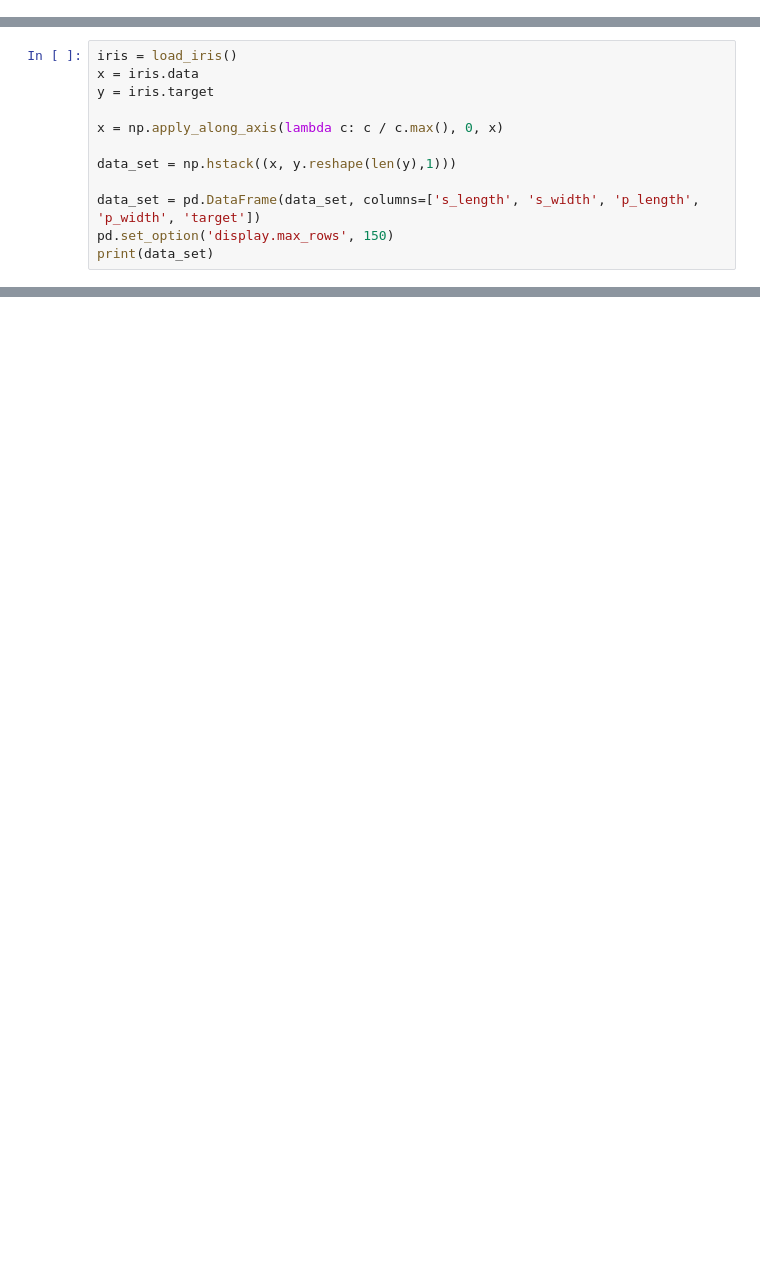
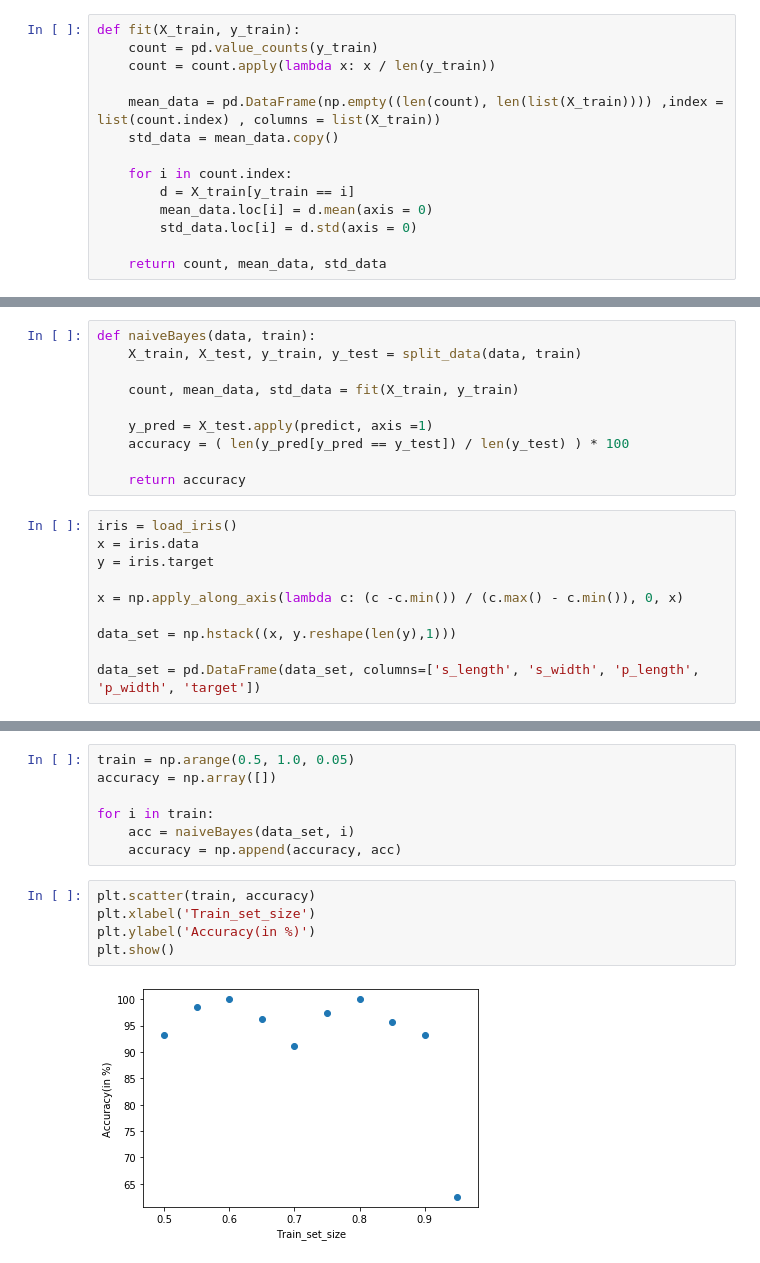
Before and after one commit to Dew-ansh/Sem6, a Jupyter notebook: Machine-Learning/NaiveBayes.ipynb, the cells around one changed output, grey strips where cells are left out. Cells and saved outputs as stored; diff of their text form; blank space fills up the shorter version.

Commit message:
change Naive Bayes

```diff
--- a/Machine-Learning/NaiveBayes.ipynb
+++ b/Machine-Learning/NaiveBayes.ipynb
@@ -13,0 +18,14 @@ def split_data(data, percentage):
+# %%
+def fit(X_train, y_train):
+    count = pd.value_counts(y_train)
+    count = count.apply(lambda x: x / len(y_train))
+
+    mean_data = pd.DataFrame(np.empty((len(count), len(list(X_train)))) ,index = list(count.index) , columns = list(X_train))
+    std_data = mean_data.copy()
+
+    for i in count.index:
+        d = X_train[y_train == i]
+        mean_data.loc[i] = d.mean(axis = 0)
+        std_data.loc[i] = d.std(axis = 0)
+
+    return count, mean_data, std_data
@@ -14,12 +55,20 @@ def split_data(data, percentage):
+# %%
+def naiveBayes(data, train):
+    X_train, X_test, y_train, y_test = split_data(data, train)
+
+    count, mean_data, std_data = fit(X_train, y_train)
+
+    y_pred = X_test.apply(predict, axis =1)
+    accuracy = ( len(y_pred[y_pred == y_test]) / len(y_test) ) * 100
+
+    return accuracy
 # %%
 iris = load_iris()
 x = iris.data
 y = iris.target
 
-x = np.apply_along_axis(lambda c: c / c.max(), 0, x)
+x = np.apply_along_axis(lambda c: (c -c.min()) / (c.max() - c.min()), 0, x)
 
 data_set = np.hstack((x, y.reshape(len(y),1)))
 
 data_set = pd.DataFrame(data_set, columns=['s_length', 's_width', 'p_length', 'p_width', 'target'])
-pd.set_option('display.max_rows', 150)
-print(data_set)
@@ -112,0 +83,14 @@ print(accuracy)
+# %%
+train = np.arange(0.5, 1.0, 0.05)
+accuracy = np.array([])
+
+for i in train:
+    acc = naiveBayes(data_set, i)
+    accuracy = np.append(accuracy, acc)
+# %%
+plt.scatter(train, accuracy)
+plt.xlabel('Train_set_size')
+plt.ylabel('Accuracy(in %)')
+plt.show()
+# %% [output]
+[figure, added]
```
Also changed, not shown: parts of 8 cells of this notebook, 1 other file.
